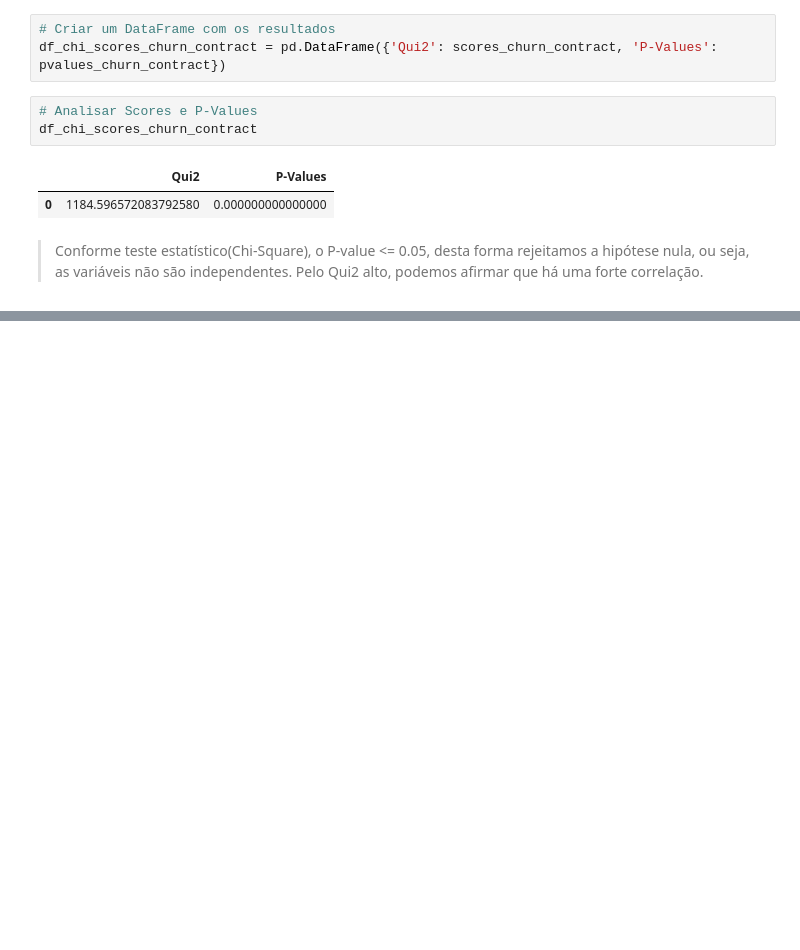
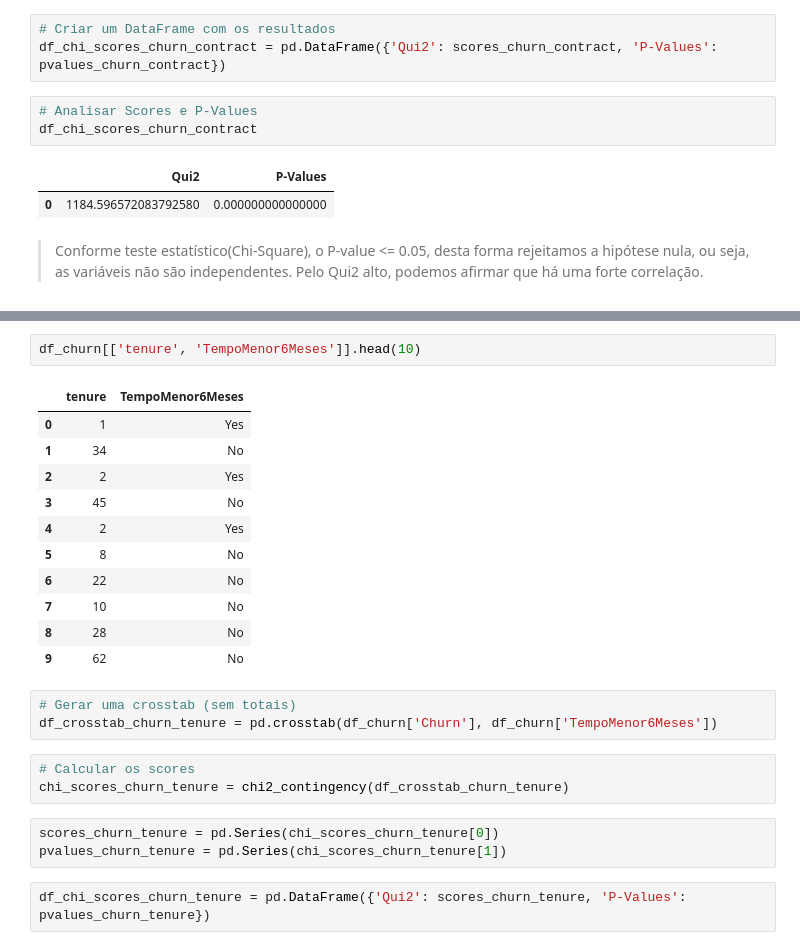
Before and after one commit to jvdlb6/eda-churn, a Jupyter notebook: eda_churn.ipynb, the cells around one changed output, grey strips where cells are left out. Drawn from its saved outputs; the diff is of its cells as text; blank space fills up the shorter version.

```diff
--- a/eda_churn.ipynb
+++ b/eda_churn.ipynb
@@ -831,0 +843,25 @@ df_chi_scores_churn_contract
+# %%
+df_churn[['tenure', 'TempoMenor6Meses']].head(10)
+# %% [output]
+|  | tenure | TempoMenor6Meses |
+| 0 | 1 | Yes |
+| 1 | 34 | No |
+| 2 | 2 | Yes |
+| 3 | 45 | No |
+| 4 | 2 | Yes |
+| 5 | 8 | No |
+| 6 | 22 | No |
+| 7 | 10 | No |
+| 8 | 28 | No |
+| 9 | 62 | No |
+# %%
+# Gerar uma crosstab (sem totais)
+df_crosstab_churn_tenure = pd.crosstab(df_churn['Churn'], df_churn['TempoMenor6Meses'])
+# %%
+# Calcular os scores
+chi_scores_churn_tenure = chi2_contingency(df_crosstab_churn_tenure)
+# %%
+scores_churn_tenure = pd.Series(chi_scores_churn_tenure[0])
+pvalues_churn_tenure = pd.Series(chi_scores_churn_tenure[1])
+# %%
+df_chi_scores_churn_tenure = pd.DataFrame({'Qui2': scores_churn_tenure, 'P-Values': pvalues_churn_tenure})
```
Also changed, not shown: parts of 9 cells of this notebook.
